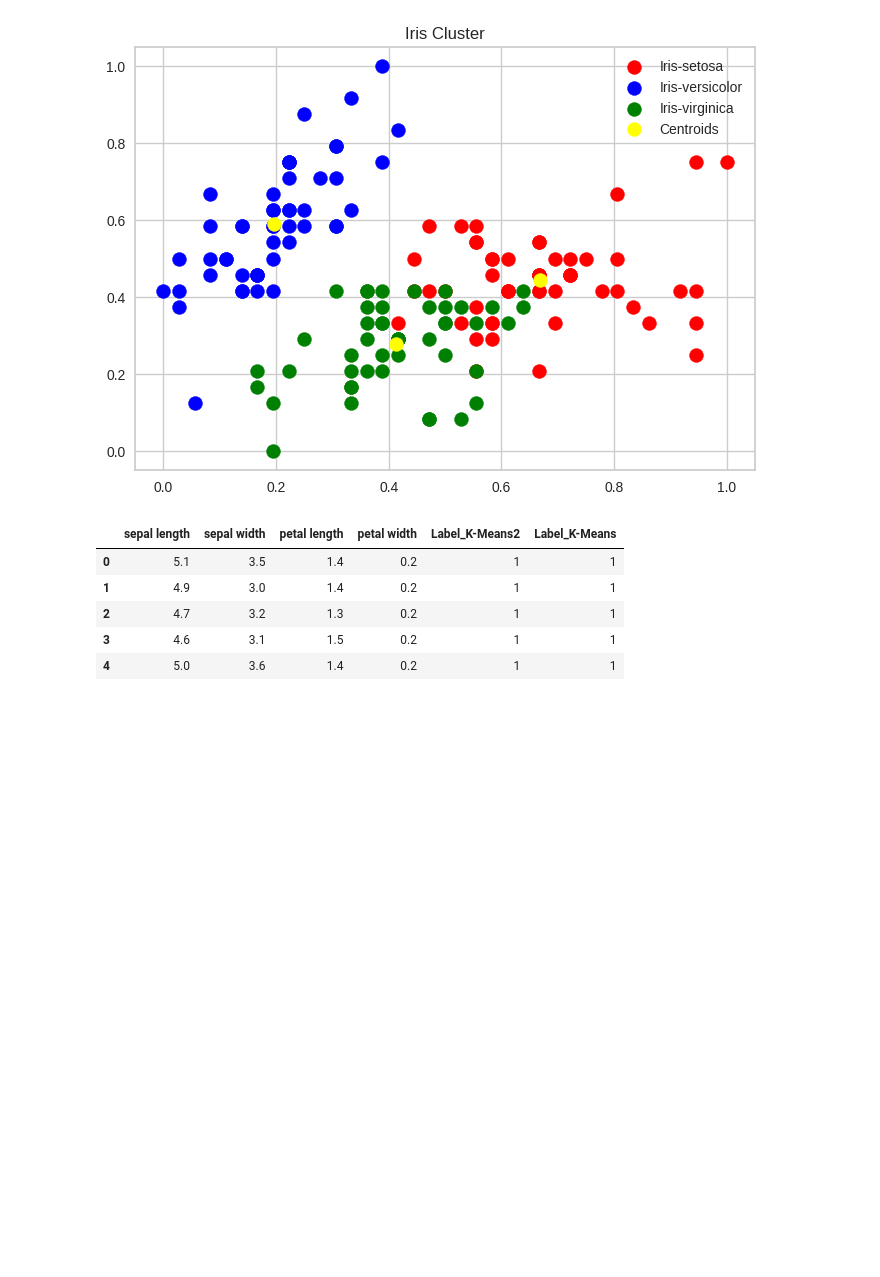
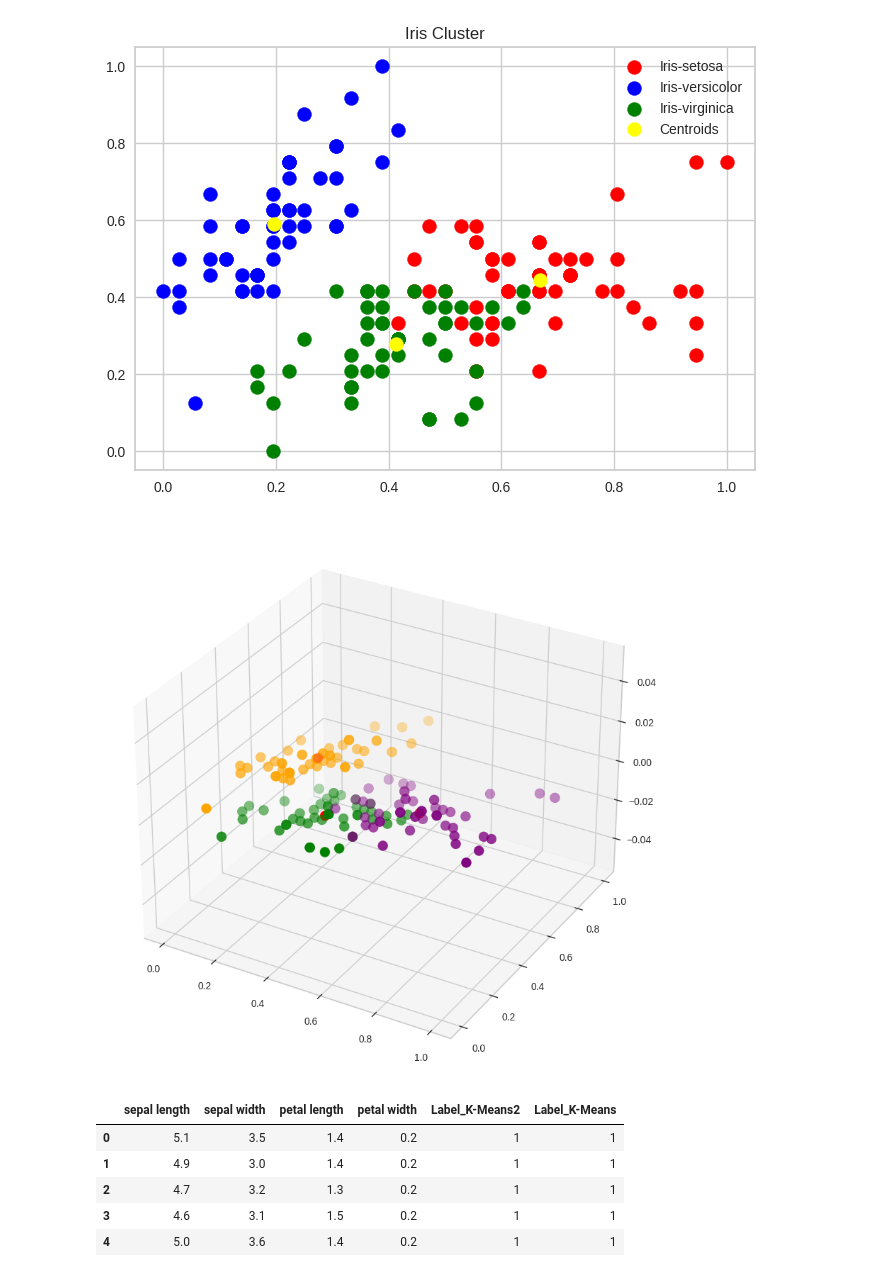
Before and after one commit to agungibr/IPSD-Assignment, a Jupyter notebook: MODUL 5 - Clustering/unguided.ipynb, the cells around one changed output. Cells and saved outputs as stored; diff of their text form; code cells hidden in the pictures; blank space fills up the shorter version.

```diff
--- a/MODUL 5 - Clustering/unguided.ipynb
+++ b/MODUL 5 - Clustering/unguided.ipynb
@@ -203,6 +206,17 @@ plt.legend()
 plt.show()
 # %% [output]
 [figure]
+# %%
+fig = plt.figure(figsize = (10,10))
+ax = fig.add_subplot(111, projection='3d')
+plt.scatter(x[y_pred_km == 0, 0], x[y_pred_km == 0, 1], s = 100, c = 'purple', label = 'Iris-setosa')
+plt.scatter(x[y_pred_km == 1, 0], x[y_pred_km == 1, 1], s = 100, c = 'orange', label = 'Iris-versicolour')
+plt.scatter(x[y_pred_km == 2, 0], x[y_pred_km == 2, 1], s = 100, c = 'green', label = 'Iris-virginica')
+
+plt.scatter(km.cluster_centers_[:, 0], km.cluster_centers_[:,1], s = 100, c = 'red', label = 'Centroids')
+plt.show()
+# %% [output]
+[figure, added]
 # %%
 df['Label_K-Means'] = km.labels_
 df.head()
```
Also changed, not shown: parts of 12 cells of this notebook.
